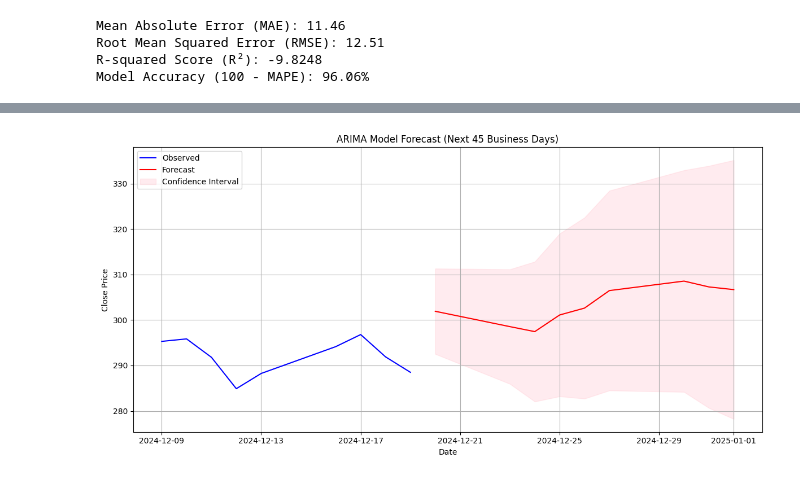
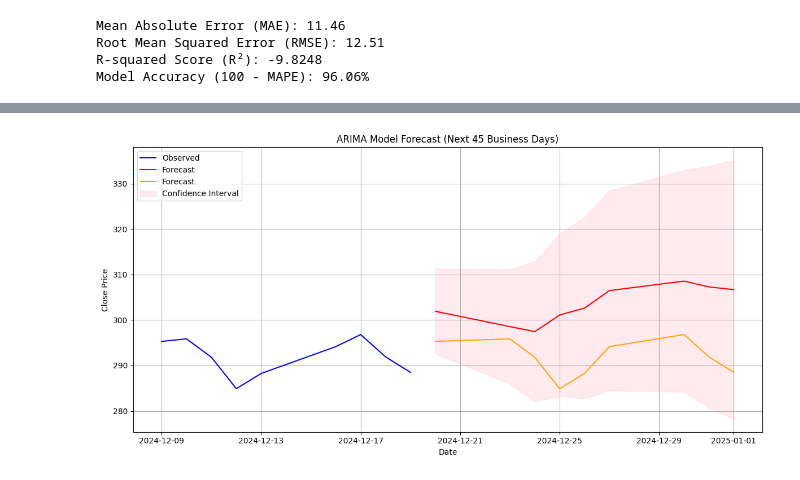
Before and after one commit to Shahu-22/Python, a Jupyter notebook: yfinance_nse_exp.ipynb, the cells around one changed output, grey strips where cells are left out. Cells and saved outputs as stored; diff of their text form; code cells hidden in the pictures.

```diff
--- a/yfinance_nse_exp.ipynb
+++ b/yfinance_nse_exp.ipynb
@@ -411,3 +411,43 @@ Mean Absolute Error (MAE): 11.46
 Root Mean Squared Error (RMSE): 12.51
 R-squared Score (R²): -9.8248
 Model Accuracy (100 - MAPE): 96.06%
+# %%
+import matplotlib.pyplot as plt
+import pandas as pd
+
+# Forecast the next 9 days (adjust as needed)
+forecast_steps = 9
+forecast = arima_result.get_forecast(steps=forecast_steps)
+
+# Create a new index for the forecast that follows the last date in the actual data
+forecast_index = pd.date_range(start=df.index[-1] + pd.Timedelta(days=1), periods=forecast_steps, freq='B')
+
+# Extract forecasted values and confidence intervals
+forecast_mean = forecast.predicted_mean
+forecast_ci = forecast.conf_int()
+
+# Combine the observed data and forecast data for plotting
+combined_index = df.index.append(forecast_index)
+combined_data = pd.concat([data['Close'], forecast_mean])
+
+# Plot the observed and forecasted data on the same axis
+plt.figure(figsize=(12, 6))
+plt.plot(df.index, data['Close'].dropna(), label='Observed', color='blue')  # Actual data
+plt.plot(forecast_index, forecast_mean.dropna(), label='Forecast', color='red')  # Forecasted data
+plt.fill_between(
+    forecast_index,
+    forecast_ci.iloc[:, 0],  # Lower bound of the confidence interval
+    forecast_ci.iloc[:, 1],  # Upper bound of the confidence interval
+    color='pink',
+    alpha=0.3,
+    label='Confidence Interval'
+)
+
+# Customize the plot
+plt.title('ARIMA Model Forecast (Next 9 Business Days) vs Observed')
+plt.xlabel('Date')
+plt.ylabel('Close Price')
+plt.legend()
+plt.grid(True)
+plt.tight_layout()
+plt.show()
@@ -417,32 +459,33 @@ forecast_steps = 9
 forecast = arima_result.get_forecast(steps=forecast_steps)
 
 # Create a new index for the forecast
 forecast_index = pd.date_range(start=df.index[-1] + pd.Timedelta(days=1), periods=forecast_steps, freq='B')
 
 # Extract forecasted values and confidence intervals
 forecast_mean = forecast.predicted_mean
 forecast_ci = forecast.conf_int()
 
 # Plot the observed data and forecast
 plt.figure(figsize=(12, 6))
-plt.plot(data.index, data['Close'], label='Observed', color='blue')
+plt.plot(df.index, df['Close'], label='Observed', color='blue')
 plt.plot(forecast_index, forecast_mean, label='Forecast', color='red')
+plt.plot(forecast_index,data['Close'], label='Forecast', color='orange')
 plt.fill_between(
     forecast_index,
     forecast_ci.iloc[:, 0],  # Lower bound of the confidence interval
     forecast_ci.iloc[:, 1],  # Upper bound of the confidence interval
     color='pink',
     alpha=0.3,
     label='Confidence Interval'
 )
 
 # Customize the plot
 plt.title('ARIMA Model Forecast (Next 45 Business Days)')
 plt.xlabel('Date')
 plt.ylabel('Close Price')
 plt.legend()
 plt.grid(True)
 plt.tight_layout()
 plt.show()
 # %% [output]
-[figure, old version]
+[figure, new version]
```
Also changed, not shown: parts of 3 cells of this notebook.
